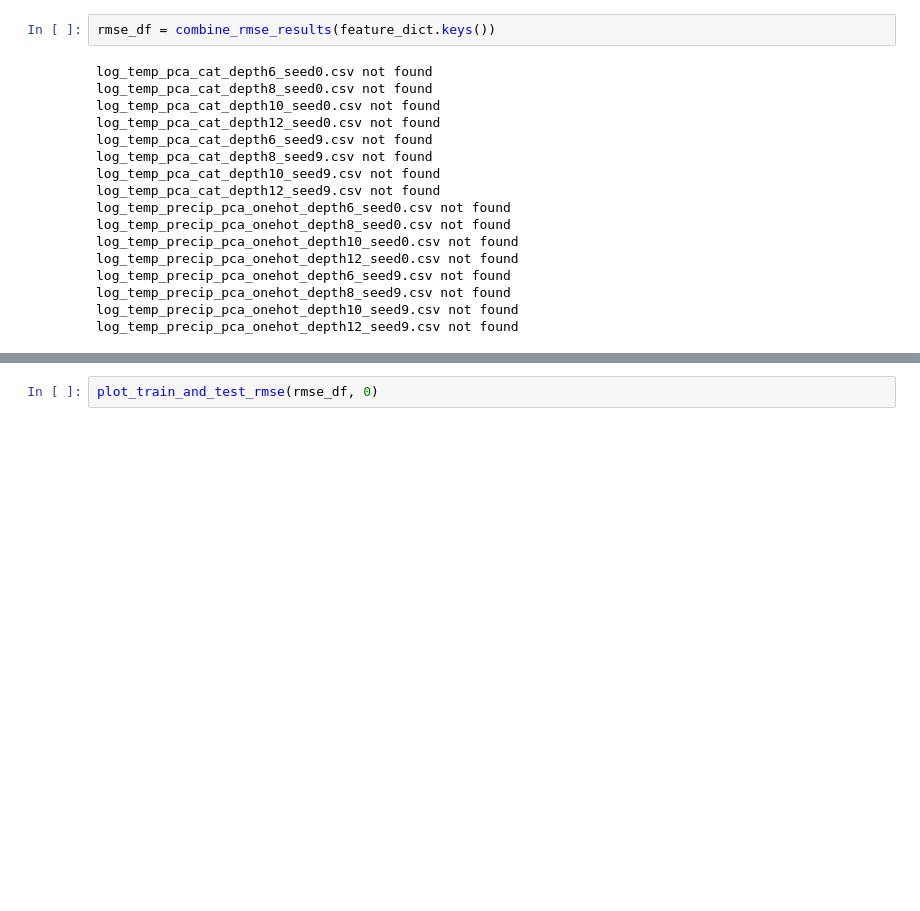
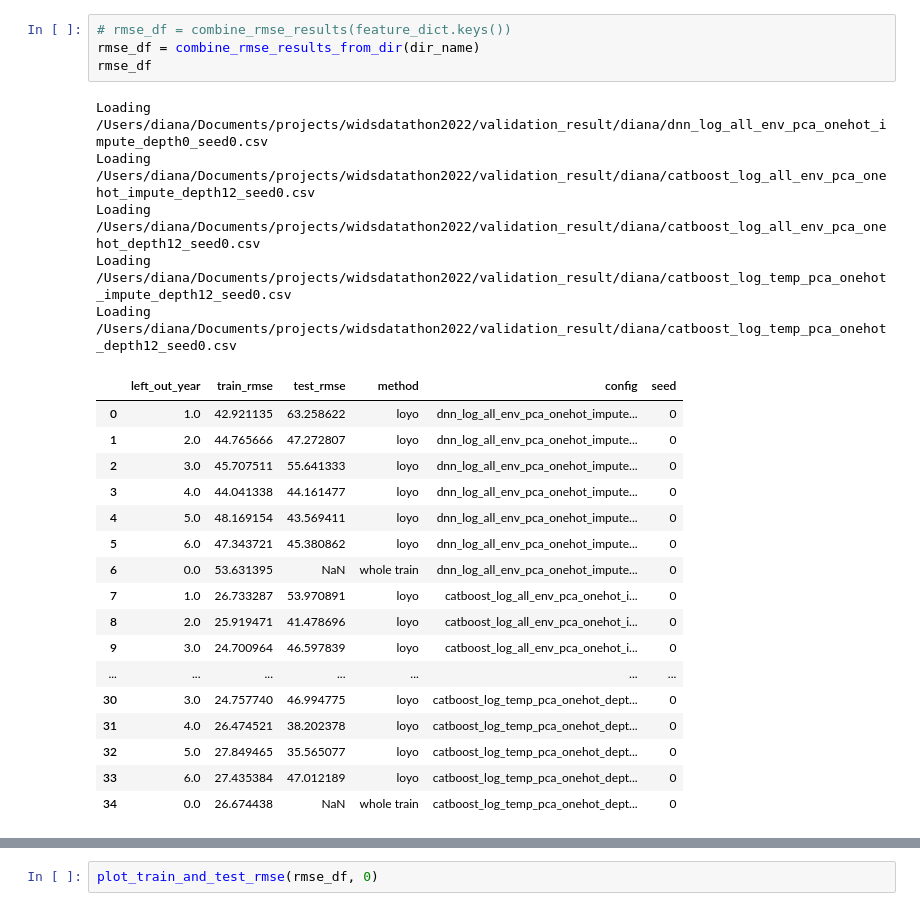
Before and after one commit to hannahpu/widsdatathon2022, a Jupyter notebook: notebook/model_comparison_eda.ipynb, the cells around one changed output, grey strips where cells are left out. Cells and saved outputs as stored; diff of their text form; blank space fills up the shorter version.

```diff
--- a/notebook/model_comparison_eda.ipynb
+++ b/notebook/model_comparison_eda.ipynb
@@ -84,23 +141,31 @@ def combine_rmse_results(config_name_list, depth_list=[6, 8, 10, 12], seed_list=
 # %% [output]
 [interactive output not drawn]
 # %%
-rmse_df = combine_rmse_results(feature_dict.keys())
+# rmse_df = combine_rmse_results(feature_dict.keys())
+rmse_df = combine_rmse_results_from_dir(dir_name)
+rmse_df
 # %% [output]
-log_temp_pca_cat_depth6_seed0.csv not found
-log_temp_pca_cat_depth8_seed0.csv not found
-log_temp_pca_cat_depth10_seed0.csv not found
-log_temp_pca_cat_depth12_seed0.csv not found
-log_temp_pca_cat_depth6_seed9.csv not found
-log_temp_pca_cat_depth8_seed9.csv not found
-log_temp_pca_cat_depth10_seed9.csv not found
-log_temp_pca_cat_depth12_seed9.csv not found
-log_temp_precip_pca_onehot_depth6_seed0.csv not found
-log_temp_precip_pca_onehot_depth8_seed0.csv not found
-log_temp_precip_pca_onehot_depth10_seed0.csv not found
-log_temp_precip_pca_onehot_depth12_seed0.csv not found
-log_temp_precip_pca_onehot_depth6_seed9.csv not found
-log_temp_precip_pca_onehot_depth8_seed9.csv not found
-log_temp_precip_pca_onehot_depth10_seed9.csv not found
-log_temp_precip_pca_onehot_depth12_seed9.csv not found
+Loading /Users/diana/Documents/projects/widsdatathon2022/validation_result/diana/dnn_log_all_env_pca_onehot_impute_depth0_seed0.csv
+Loading /Users/diana/Documents/projects/widsdatathon2022/validation_result/diana/catboost_log_all_env_pca_onehot_impute_depth12_seed0.csv
+Loading /Users/diana/Documents/projects/widsdatathon2022/validation_result/diana/catboost_log_all_env_pca_onehot_depth12_seed0.csv
+Loading /Users/diana/Documents/projects/widsdatathon2022/validation_result/diana/catboost_log_temp_pca_onehot_impute_depth12_seed0.csv
+Loading /Users/diana/Documents/projects/widsdatathon2022/validation_result/diana/catboost_log_temp_pca_onehot_depth12_seed0.csv
+|  | left_out_year | train_rmse | test_rmse | method | config | seed |
+| 0 | 1.0 | 42.921135 | 63.258622 | loyo | dnn_log_all_env_pca_onehot_impute... | 0 |
+| 1 | 2.0 | 44.765666 | 47.272807 | loyo | dnn_log_all_env_pca_onehot_impute... | 0 |
+| 2 | 3.0 | 45.707511 | 55.641333 | loyo | dnn_log_all_env_pca_onehot_impute... | 0 |
+| 3 | 4.0 | 44.041338 | 44.161477 | loyo | dnn_log_all_env_pca_onehot_impute... | 0 |
+| 4 | 5.0 | 48.169154 | 43.569411 | loyo | dnn_log_all_env_pca_onehot_impute... | 0 |
+| 5 | 6.0 | 47.343721 | 45.380862 | loyo | dnn_log_all_env_pca_onehot_impute... | 0 |
+| 6 | 0.0 | 53.631395 | NaN | whole train | dnn_log_all_env_pca_onehot_impute... | 0 |
+| 7 | 1.0 | 26.733287 | 53.970891 | loyo | catboost_log_all_env_pca_onehot_i... | 0 |
+| 8 | 2.0 | 25.919471 | 41.478696 | loyo | catboost_log_all_env_pca_onehot_i... | 0 |
+| 9 | 3.0 | 24.700964 | 46.597839 | loyo | catboost_log_all_env_pca_onehot_i... | 0 |
+| ... | ... | ... | ... | ... | ... | ... |
+| 30 | 3.0 | 24.757740 | 46.994775 | loyo | catboost_log_temp_pca_onehot_dept... | 0 |
+| 31 | 4.0 | 26.474521 | 38.202378 | loyo | catboost_log_temp_pca_onehot_dept... | 0 |
+| 32 | 5.0 | 27.849465 | 35.565077 | loyo | catboost_log_temp_pca_onehot_dept... | 0 |
+| 33 | 6.0 | 27.435384 | 47.012189 | loyo | catboost_log_temp_pca_onehot_dept... | 0 |
+| 34 | 0.0 | 26.674438 | NaN | whole train | catboost_log_temp_pca_onehot_dept... | 0 |
 [interactive output not drawn]
 # %%
```
Also changed, not shown: parts of 5 cells of this notebook.
